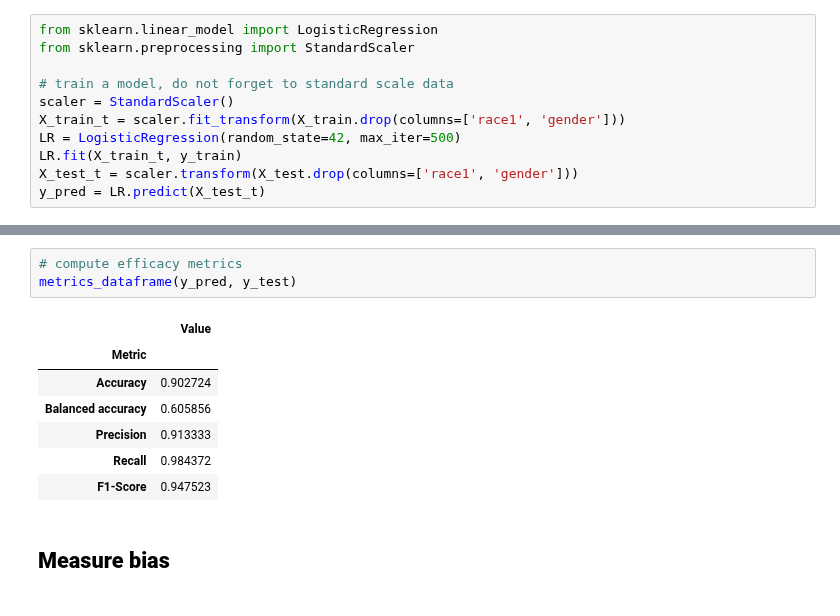
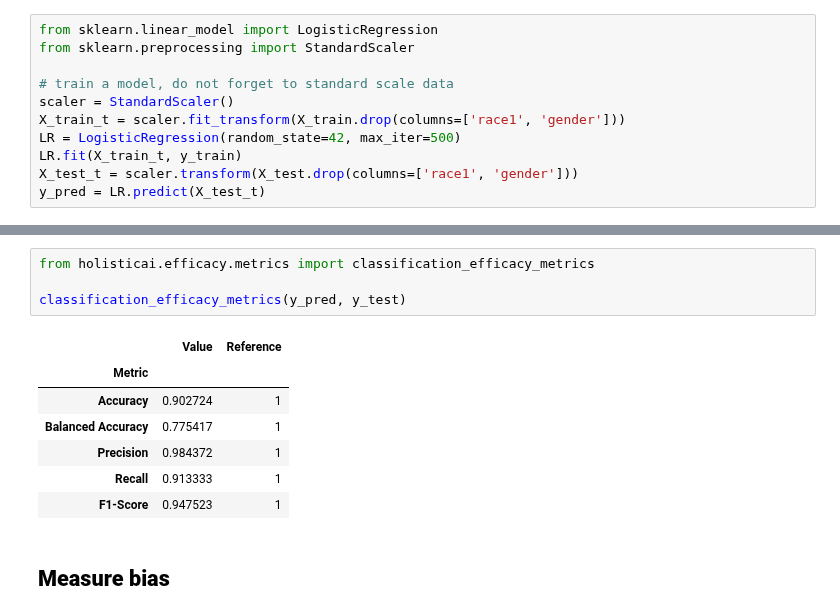
Before and after one commit to holistic-ai/holisticai, a Jupyter notebook: tutorials/bias/measuring_bias_tutorials/measuring_bias_classification.ipynb, the cells around one changed output, grey strips where cells are left out. Cells and saved outputs as stored; diff of their text form.

```diff
--- a/tutorials/bias/measuring_bias_tutorials/measuring_bias_classification.ipynb
+++ b/tutorials/bias/measuring_bias_tutorials/measuring_bias_classification.ipynb
@@ -130,14 +106,15 @@ def metrics_dataframe(y_pred, y_true, metrics_dict=metrics_dict):
 # %%
-# compute efficacy metrics
-metrics_dataframe(y_pred, y_test)
+from holisticai.efficacy.metrics import classification_efficacy_metrics
+
+classification_efficacy_metrics(y_pred, y_test)
 # %% [output]
-|  | Value |
-| Metric |  |
-| Accuracy | 0.902724 |
-| Balanced accuracy | 0.605856 |
-| Precision | 0.913333 |
-| Recall | 0.984372 |
-| F1-Score | 0.947523 |
+|  | Value | Reference |
+| Metric |  |  |
+| Accuracy | 0.902724 | 1 |
+| Balanced Accuracy | 0.775417 | 1 |
+| Precision | 0.984372 | 1 |
+| Recall | 0.913333 | 1 |
+| F1-Score | 0.947523 | 1 |
 # %% [markdown]
 ## **Measure bias**
 # %% [markdown]
```
Also changed, not shown: parts of 9 cells of this notebook, 4 other files.
